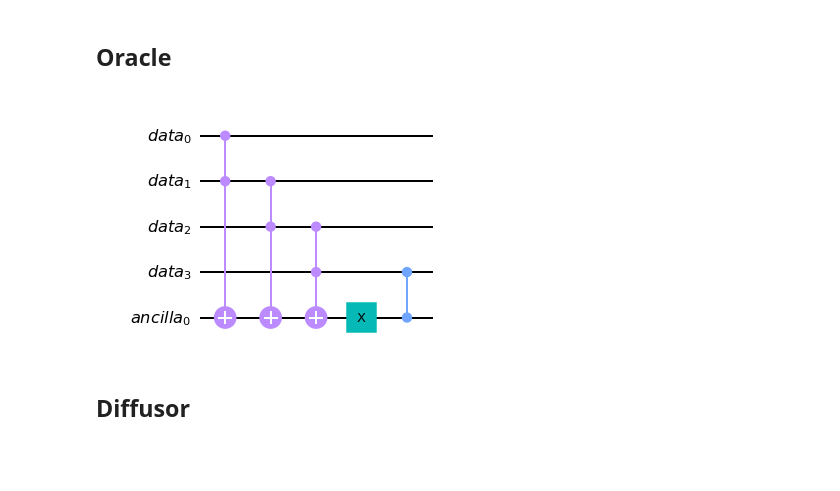
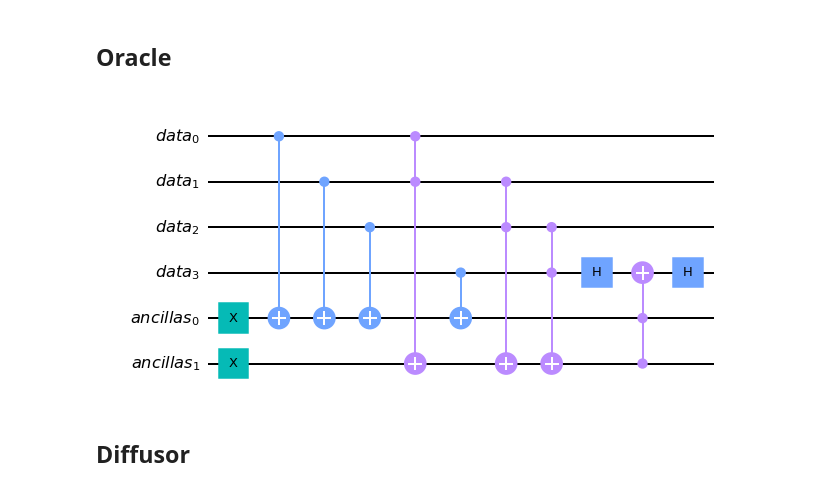
Before and after one commit to abdielgv163/IQOSF_Mentorship_Program, a Jupyter notebook: Task_1.ipynb, the cells around one changed output. Saved outputs shown, nothing was run; the diff lists cells and outputs as text; code cells hidden in the pictures; blank space fills up the shorter version.

```diff
--- a/Task_1.ipynb
+++ b/Task_1.ipynb
@@ -351,14 +354,24 @@ rang_ = int(np.sqrt(n_))
 # %%
 # Put it into a gate
 binary_reg_orac  = QuantumRegister(len(vals_), name='data')
-extra_reg  = QuantumRegister(1, name='ancilla')
+extra_reg  = QuantumRegister(2, name='ancilla')
 qc_orac = QuantumCircuit(binary_reg_orac,extra_reg)
 n = len(vals_)
 
-qc_orac.x(n)
+qc_orac.x(extra_reg[0])
+qc_orac.x(extra_reg[1])
+
+qc_orac.cx(0,extra_reg[0])
+qc_orac.cx(1,extra_reg[0])
+qc_orac.cx(2,extra_reg[0])
+qc_orac.cx(3,extra_reg[0])
+
 for i in range(n-1):
-    qc_orac.mct([i,i+1], [n])
-qc_orac.cz(extra_reg[0], n-1)
+    qc_orac.mct([i,i+1],extra_reg[1])
+
+qc_orac.h(orac_reg[n-1])
+qc_orac.mct([extra_reg[0], extra_reg[1]],binary_reg_orac[n-1])
+qc_orac.h(binary_reg_orac[n-1])
 
 
 
@@ -524,22 +553,31 @@ qRAM.draw('mpl')
 # %%
 # Put it into a gate
 orac_reg    = QuantumRegister(len(vals_), name='data')
-extra_qubit  = QuantumRegister(1, name='ancilla')
+extra_qubit  = QuantumRegister(2, name='ancillas')
 oracle = QuantumCircuit(orac_reg,extra_qubit)
 n = len(vals_)
 
+oracle.x(extra_qubit[0])
+oracle.x(extra_qubit[1])
+
+oracle.cx(0,extra_qubit[0])
+oracle.cx(1,extra_qubit[0])
+oracle.cx(2,extra_qubit[0])
+oracle.cx(3,extra_qubit[0])
 
 for i in range(n-1):
-    oracle.mct([i,i+1], [n])
-oracle.x(n)
-oracle.cz(extra_qubit[0], n-1)
+    oracle.mct([i,i+1],extra_qubit[1])
+
+oracle.h(orac_reg[n-1])
+oracle.mct([extra_qubit[0], extra_qubit[1]],orac_reg[n-1])
+oracle.h(orac_reg[n-1])
+
 
 oracle_gate = oracle.to_gate()
-
 oracle_gate.name = 'oracle'
 oracle.draw('mpl')
 # %% [output]
-[figure, old version]
+[figure, new version]
 # %% [markdown]
 ## Diffusor
 # %%
```
Also changed, not shown: parts of 17 cells of this notebook.
